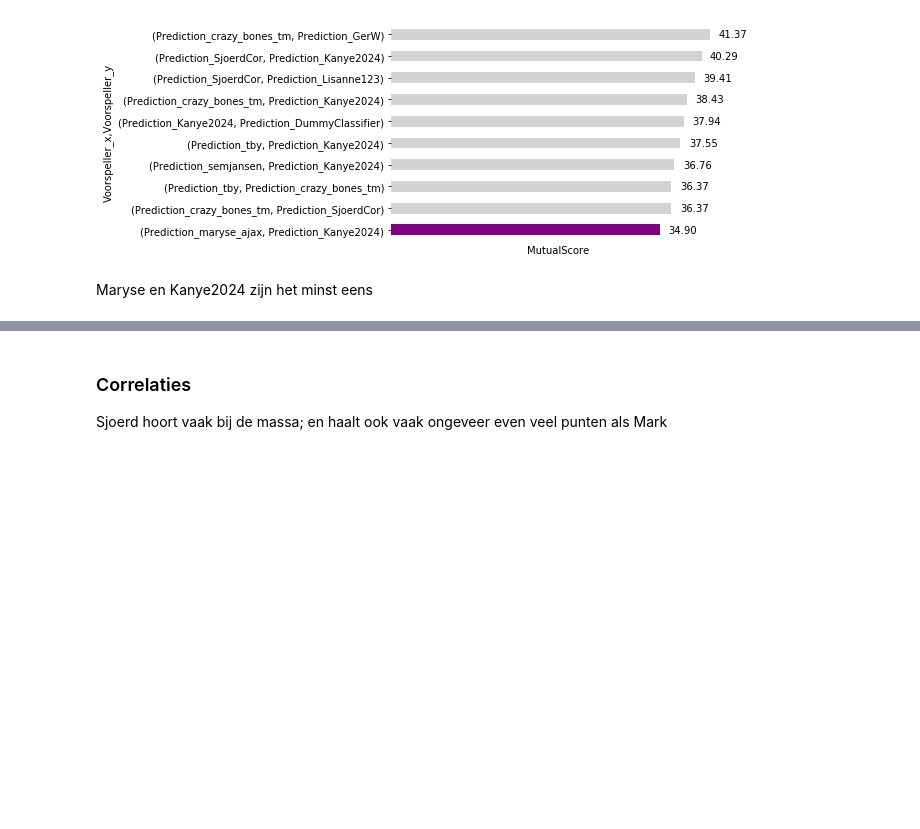
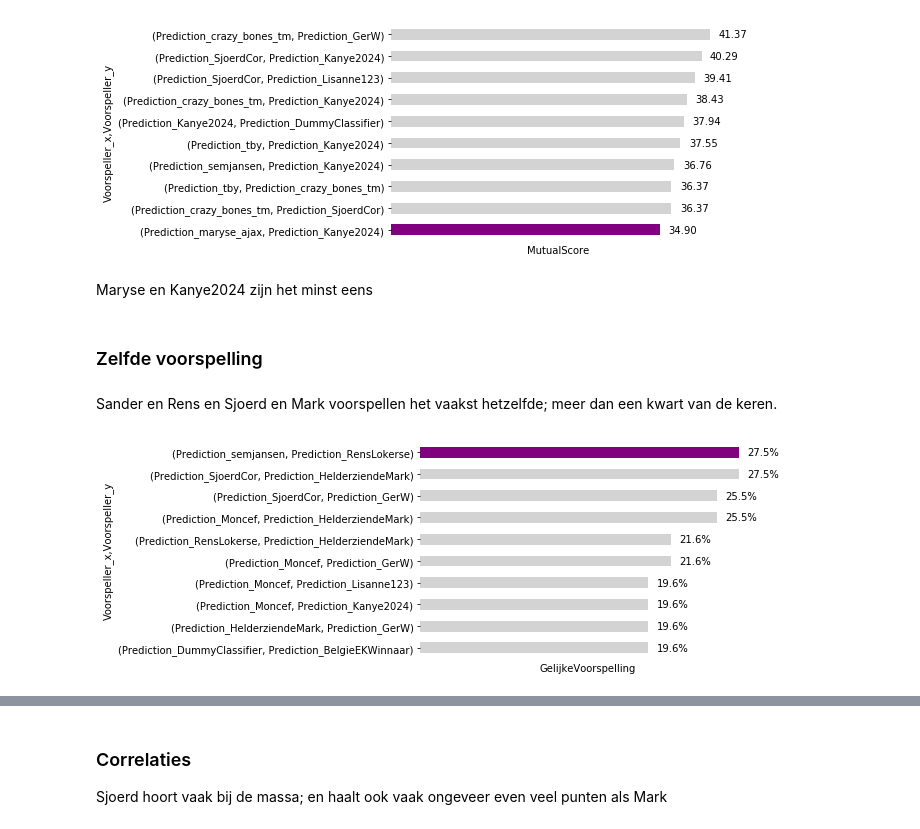
Before and after one commit to SjoerdCor/AFMEKpool, a Jupyter notebook: EKPoolAFM.ipynb, the cells around one changed output, grey strips where cells are left out. Saved outputs shown, nothing was run; the diff lists cells and outputs as text; code cells hidden in the pictures; blank space fills up the shorter version.

```diff
--- a/EKPoolAFM.ipynb
+++ b/EKPoolAFM.ipynb
@@ -307,3 +316,12 @@ plt.show()
 [figure]
 # %% [markdown]
 Maryse en Kanye2024 zijn het minst eens
+# %% [markdown]
+### Zelfde voorspelling
+# %% [markdown]
+Sander en Rens en Sjoerd en Mark voorspellen het vaakst hetzelfde; meer dan een kwart van de keren.
+# %%
+overeenkomst_no_dummies['GelijkeVoorspelling'].nlargest(10).pipe(micplot.visualize, strfmt='.1%')
+plt.show()
+# %% [output]
+[figure, added]
```
Also changed, not shown: parts of 7 cells of this notebook.
